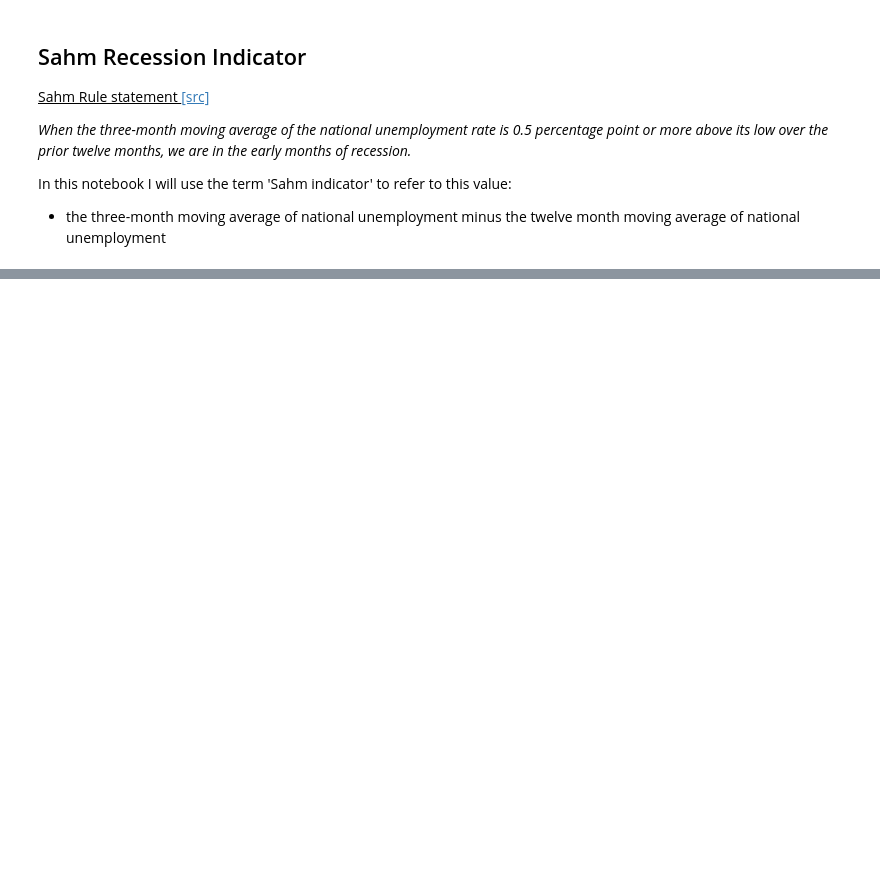
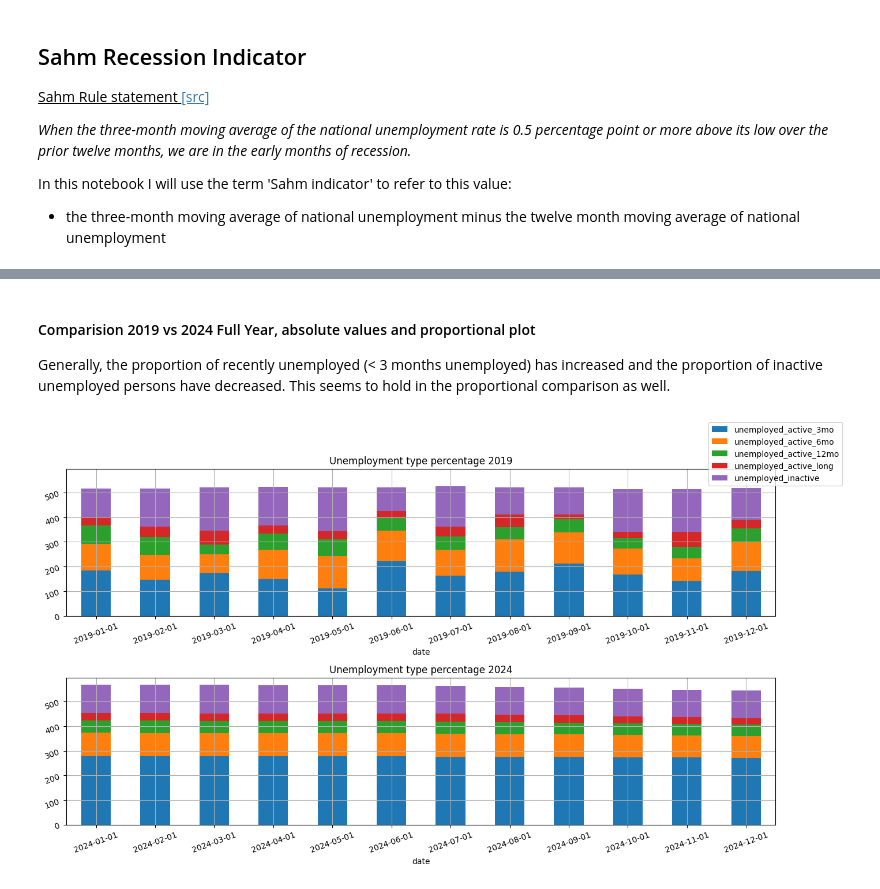
Before and after one commit to AbdulHafiiz/malaysia-economy-tracker, a Jupyter notebook: visualisations/economy.ipynb, the cells around one changed output, grey strips where cells are left out. Drawn from its saved outputs; the diff is of its cells as text; code cells hidden in the pictures; blank space fills up the shorter version.

```diff
--- a/visualisations/economy.ipynb
+++ b/visualisations/economy.ipynb
@@ -40,0 +69,16 @@ plt.grid(True);
+# %%
+unemployment_df = pd.read_parquet('https://storage.dosm.gov.my/labour/lfs_month_duration.parquet')
+unemployment_df['date'] = pd.to_datetime(unemployment_df['date'])
+unemployment_df['quarter'] = unemployment_df['date'].dt.to_period('Q').dt.strftime('%Y Q%q')
+unemployment_df['year'] = unemployment_df['date'].dt.year
+
+unemployment_pct_df = pd.DataFrame(
+    {
+        'date': unemployment_df['date'],
+        'unemployed_active_3mo_pct': unemployment_df['unemployed_active_3mo'] / unemployment_df['unemployed'],
+        'unemployed_active_6mo_pct': unemployment_df['unemployed_active_6mo'] / unemployment_df['unemployed'],
+        'unemployed_active_12mo_pct': unemployment_df['unemployed_active_12mo'] / unemployment_df['unemployed'],
+        'unemployed_active_long_pct': unemployment_df['unemployed_active_long'] / unemployment_df['unemployed'],
+        'unemployed_inactive_pct': unemployment_df['unemployed_inactive'] / unemployment_df['unemployed'],
+    }
+)
@@ -40,0 +130,24 @@ plt.grid(True);
+# %% [markdown]
+#### Comparision 2019 vs 2024 Full Year, absolute values and proportional plot
+
+Generally, the proportion of recently unemployed (< 3 months unemployed) has increased and the proportion of inactive unemployed persons have decreased. This seems to hold in the proportional comparison as well.
+# %%
+fig, ax = plt.subplots(2, 1, figsize=(14, 8), sharex=False, sharey=True)
+plot_df = unemployment_df.loc[:, [
+    'date', 'unemployed_active_3mo', 'unemployed_active_6mo', 'unemployed_active_12mo', 'unemployed_active_long', 'unemployed_inactive'
+    ]].astype({'date': str})
+
+plot_df[(plot_df['date'].str.startswith('2019'))].plot(kind='bar', x='date', stacked=True, ax=ax[0])
+ax[0].legend(loc='center right', bbox_to_anchor=(1.1, 1.1))
+ax[0].set_title(label='Unemployment type percentage 2019')
+ax[0].tick_params(rotation=20)
+ax[0].grid(True)
+
+plot_df[(plot_df['date'].str.startswith('2024'))].plot(kind='bar', x='date', stacked=True, ax=ax[1])
+ax[1].legend().remove()
+ax[1].set_title(label='Unemployment type percentage 2024')
+ax[1].tick_params(rotation=20)
+ax[1].grid(True)
+plt.tight_layout()
+# %% [output]
+[figure, added]
```
Also changed, not shown: parts of 27 cells of this notebook.
